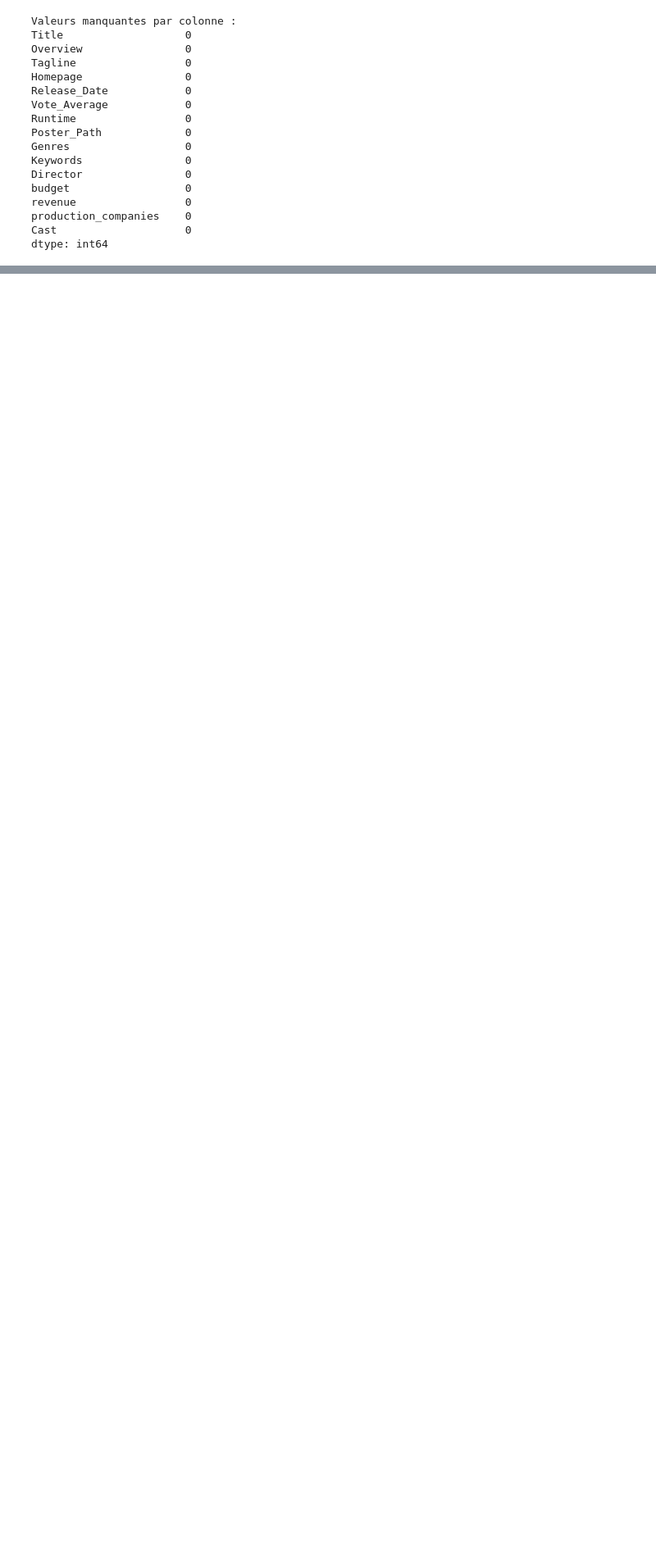
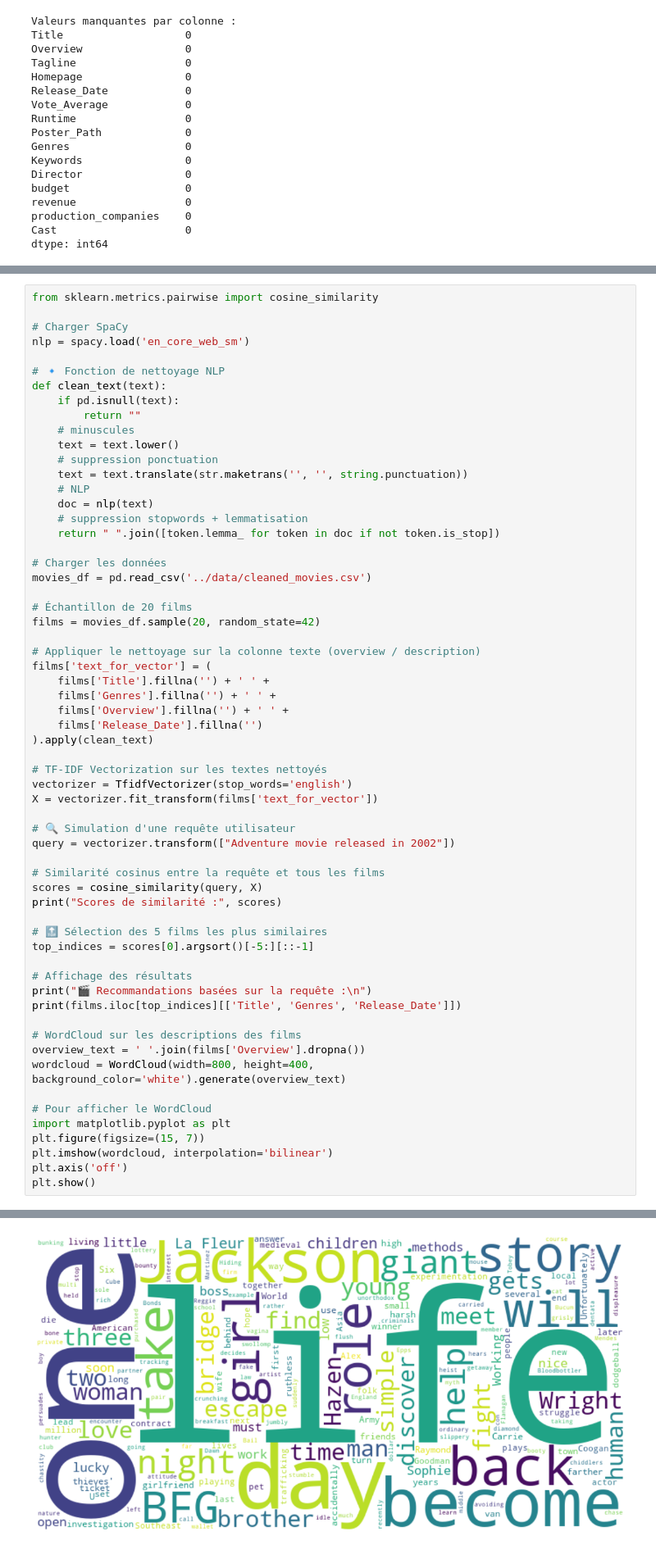
Before and after one commit to ily1s/CineFinder, a Jupyter notebook: notebooks/exploration.ipynb, the cells around one changed output, grey strips where cells are left out. Shown: that part at 82% size. Cells and saved outputs as stored; diff of their text form; blank space fills up the shorter version.

```diff
--- a/notebooks/exploration.ipynb
+++ b/notebooks/exploration.ipynb
@@ -98,0 +196,62 @@ Name: count, dtype: int64
+# %%
+from sklearn.metrics.pairwise import cosine_similarity
+
+# Charger SpaCy
+nlp = spacy.load('en_core_web_sm')
+
+# 🔹 Fonction de nettoyage NLP
+def clean_text(text):
+    if pd.isnull(text):
+        return ""
+    # minuscules
+    text = text.lower()
+    # suppression ponctuation
+    text = text.translate(str.maketrans('', '', string.punctuation))
+    # NLP
+    doc = nlp(text)
+    # suppression stopwords + lemmatisation
+    return " ".join([token.lemma_ for token in doc if not token.is_stop])
+
+# Charger les données
+movies_df = pd.read_csv('../data/cleaned_movies.csv')
+
+# Échantillon de 20 films
+films = movies_df.sample(20, random_state=42)
+
+# Appliquer le nettoyage sur la colonne texte (overview / description)
+films['text_for_vector'] = (
+    films['Title'].fillna('') + ' ' +
+    films['Genres'].fillna('') + ' ' +
+    films['Overview'].fillna('') + ' ' +
+    films['Release_Date'].fillna('')
+).apply(clean_text)
+
+# TF-IDF Vectorization sur les textes nettoyés
+vectorizer = TfidfVectorizer(stop_words='english')
+X = vectorizer.fit_transform(films['text_for_vector'])
+
+# 🔍 Simulation d'une requête utilisateur
+query = vectorizer.transform(["Adventure movie released in 2002"])
+
+# Similarité cosinus entre la requête et tous les films
+scores = cosine_similarity(query, X)
+print("Scores de similarité :", scores)
+
+# 🔝 Sélection des 5 films les plus similaires
+top_indices = scores[0].argsort()[-5:][::-1]
+
+# Affichage des résultats
+print("🎬 Recommandations basées sur la requête :\n")
+print(films.iloc[top_indices][['Title', 'Genres', 'Release_Date']])
+
+# WordCloud sur les descriptions des films
+overview_text = ' '.join(films['Overview'].dropna())
+wordcloud = WordCloud(width=800, height=400, background_color='white').generate(overview_text)
+
+# Pour afficher le WordCloud
+import matplotlib.pyplot as plt
+plt.figure(figsize=(15, 7))
+plt.imshow(wordcloud, interpolation='bilinear')
+plt.axis('off')
+plt.show()
+# %% [output]
@@ -98,0 +277 @@ Name: count, dtype: int64
+[figure, added]
```
Also changed, not shown: parts of 7 cells of this notebook.
